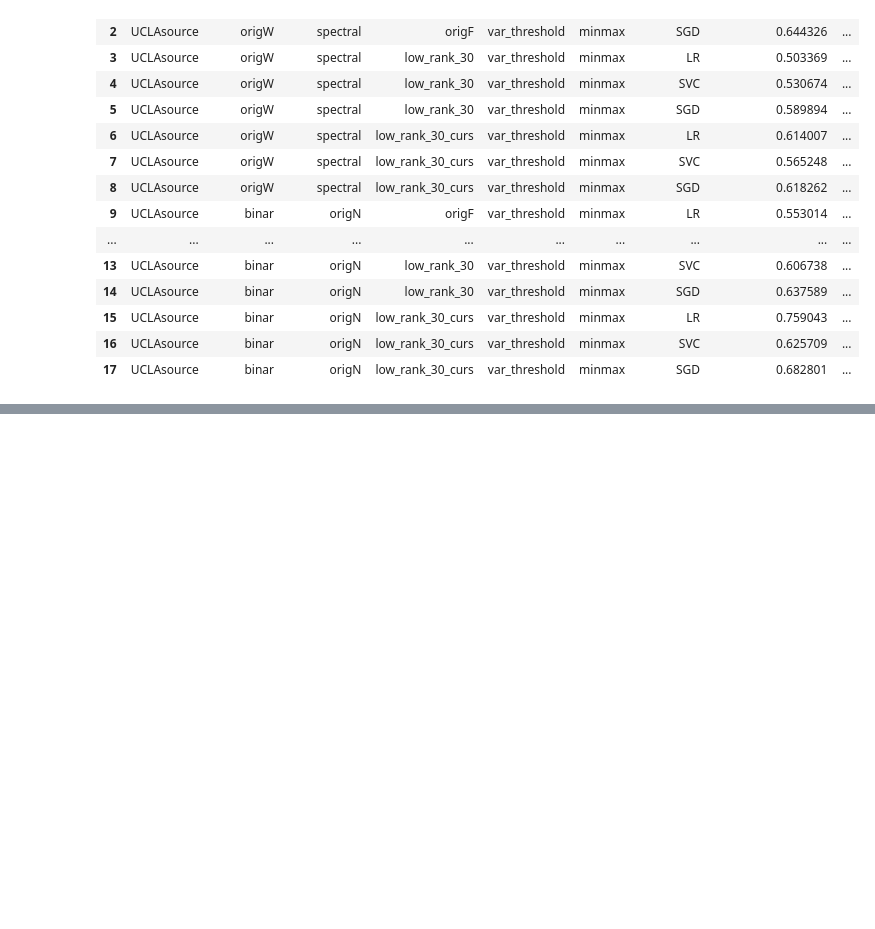
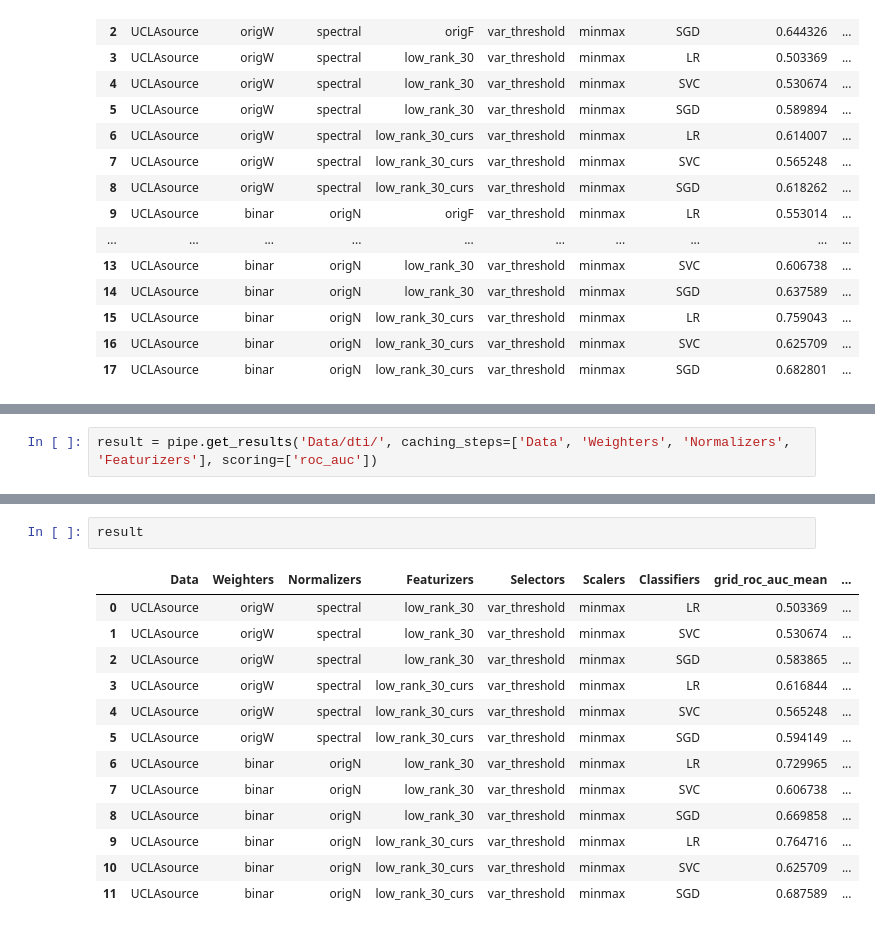
Before and after one commit to Tismoney/PRNI2016, a Jupyter notebook: LowRankAlgoritm.ipynb, the cells around one changed output, grey strips where cells are left out. Drawn from its saved outputs; the diff is of its cells as text; blank space fills up the shorter version.

```diff
--- a/LowRankAlgoritm.ipynb
+++ b/LowRankAlgoritm.ipynb
@@ -876,0 +971,2 @@ result
+# %%
+result = pipe.get_results('Data/dti/', caching_steps=['Data', 'Weighters', 'Normalizers', 'Featurizers'], scoring=['roc_auc'])
@@ -876,0 +987,16 @@ result
+# %%
+result
+# %% [output]
+|  | Data | Weighters | Normalizers | Featurizers | Selectors | Scalers | Classifiers | grid_roc_auc_mean | ... |
+| 0 | UCLAsource | origW | spectral | low_rank_30 | var_threshold | minmax | LR | 0.503369 | ... |
+| 1 | UCLAsource | origW | spectral | low_rank_30 | var_threshold | minmax | SVC | 0.530674 | ... |
+| 2 | UCLAsource | origW | spectral | low_rank_30 | var_threshold | minmax | SGD | 0.583865 | ... |
+| 3 | UCLAsource | origW | spectral | low_rank_30_curs | var_threshold | minmax | LR | 0.616844 | ... |
+| 4 | UCLAsource | origW | spectral | low_rank_30_curs | var_threshold | minmax | SVC | 0.565248 | ... |
+| 5 | UCLAsource | origW | spectral | low_rank_30_curs | var_threshold | minmax | SGD | 0.594149 | ... |
+| 6 | UCLAsource | binar | origN | low_rank_30 | var_threshold | minmax | LR | 0.729965 | ... |
+| 7 | UCLAsource | binar | origN | low_rank_30 | var_threshold | minmax | SVC | 0.606738 | ... |
+| 8 | UCLAsource | binar | origN | low_rank_30 | var_threshold | minmax | SGD | 0.669858 | ... |
+| 9 | UCLAsource | binar | origN | low_rank_30_curs | var_threshold | minmax | LR | 0.764716 | ... |
+| 10 | UCLAsource | binar | origN | low_rank_30_curs | var_threshold | minmax | SVC | 0.625709 | ... |
+| 11 | UCLAsource | binar | origN | low_rank_30_curs | var_threshold | minmax | SGD | 0.687589 | ... |
```
Also changed, not shown: parts of 6 cells of this notebook.
